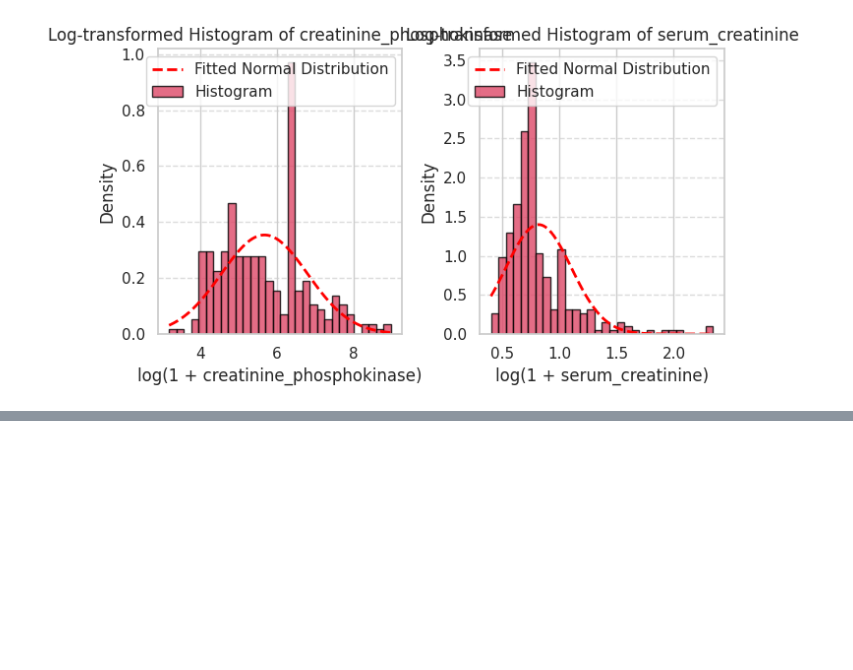
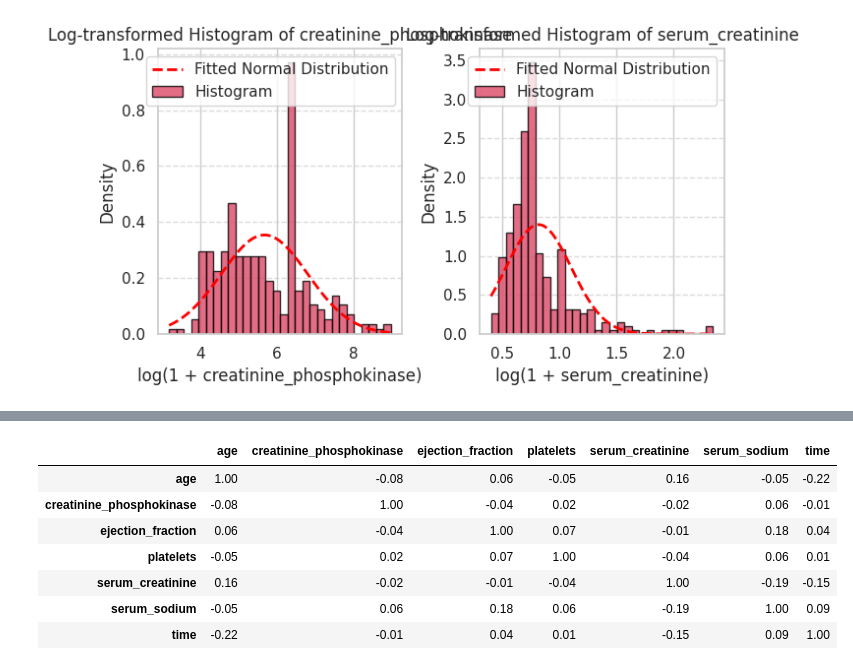
Before and after one commit to pr4sad/Machine-Learning, a Jupyter notebook: Mini Project/MiniProject.ipynb, the cells around one changed output, grey strips where cells are left out. Drawn from its saved outputs; the diff is of its cells as text; code cells hidden in the pictures; blank space fills up the shorter version.

```diff
--- a/Mini Project/MiniProject.ipynb
+++ b/Mini Project/MiniProject.ipynb
@@ -189,0 +190,11 @@ NameError: name 'raw_data_nonbinary' is not defined
+# %%
+corr_matrix_dataframe(raw_data_nonbinary)
+# %% [output]
+|  | age | creatinine_phosphokinase | ejection_fraction | platelets | serum_creatinine | serum_sodium | time |
+| age | 1.00 | -0.08 | 0.06 | -0.05 | 0.16 | -0.05 | -0.22 |
+| creatinine_phosphokinase | -0.08 | 1.00 | -0.04 | 0.02 | -0.02 | 0.06 | -0.01 |
+| ejection_fraction | 0.06 | -0.04 | 1.00 | 0.07 | -0.01 | 0.18 | 0.04 |
+| platelets | -0.05 | 0.02 | 0.07 | 1.00 | -0.04 | 0.06 | 0.01 |
+| serum_creatinine | 0.16 | -0.02 | -0.01 | -0.04 | 1.00 | -0.19 | -0.15 |
+| serum_sodium | -0.05 | 0.06 | 0.18 | 0.06 | -0.19 | 1.00 | 0.09 |
+| time | -0.22 | -0.01 | 0.04 | 0.01 | -0.15 | 0.09 | 1.00 |
```
Also changed, not shown: parts of 14 cells of this notebook.
